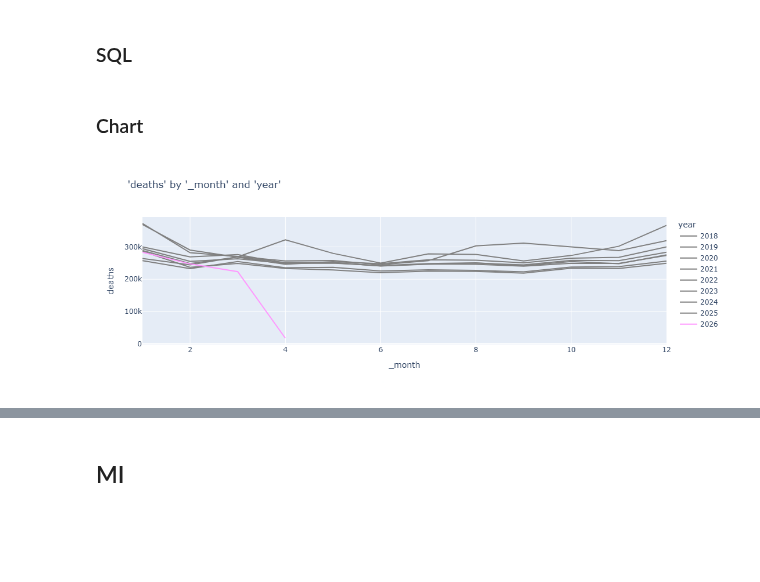
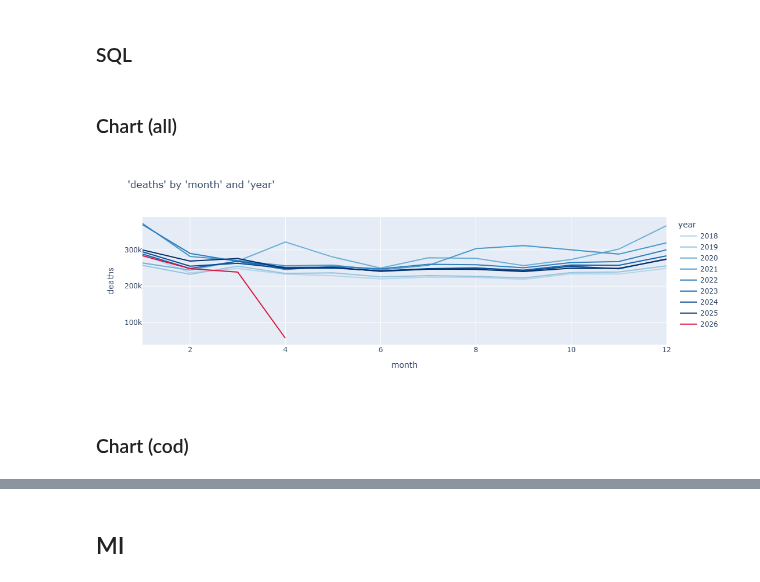
Before and after one commit to jkoestner/morai, a Jupyter notebook: notebooks/tutorials/cdc.ipynb, the cells around one changed output, grey strips where cells are left out. Drawn from its saved outputs; the diff is of its cells as text; code cells hidden in the pictures; blank space fills up the shorter version.

```diff
--- a/notebooks/tutorials/cdc.ipynb
+++ b/notebooks/tutorials/cdc.ipynb
@@ -46,7 +46,7 @@ import plotly.io as pio
 
 pio.renderers.default = "plotly_mimetype+notebook_connected"
 # %%
-db_filepath = r"files/integrations/cdc/cdc.sql"
+db_filepath = helpers.FILES_PATH / "integrations" / "cdc" / "cdc.sql"
 # %%
 tables = sql.get_tables(db_filepath=db_filepath)
 tables
@@ -170,4 +239,3 @@ deaths_pivot, names_pivot = cdc.get_top_deaths_by_age_group(df=cod_all, year=201
 mcd18_monthly = cdc.get_cdc_data_sql(
     db_filepath=db_filepath, table_name="mcd18_monthly"
 )
-mcd18_monthly["_month"] = pd.to_datetime(mcd18_monthly["month"]).dt.month
@@ -174,17 +252,25 @@ mcd18_monthly["_month"] = pd.to_datetime(mcd18_monthly["month"]).dt.month
 # %% [markdown]
-### Chart
+### Chart (all)
+# %%
+# color mapping
+years = sorted(mcd18_monthly["year"].unique())
+current_year = years[-1]
+prior = years[:-1]
+prior_colors = px.colors.sample_colorscale(
+    "Blues", [0.3 + 0.7 * i / max(len(prior) - 1, 1) for i in range(len(prior))]
+)
+color_discrete_map = dict(zip(prior, prior_colors))
+color_discrete_map[current_year] = "crimson"
 # %%
-fig = charters.chart(
+charters.chart(
     df=mcd18_monthly,
-    x_axis="_month",
+    x_axis="month",
     y_axis="deaths",
     color="year",
     type="line",
-    color_discrete_map={y: "grey" for y in mcd18_monthly["year"].unique()},
+    color_discrete_map=color_discrete_map,
 )
-fig.update_traces(
-    line_color=None,
-    selector=dict(name=str(mcd18_monthly["year"].max())),
-)
 # %% [output]
-[figure, old version]
+[figure, new version]
+# %% [markdown]
+### Chart (cod)
```
Also changed, not shown: parts of 73 cells of this notebook, 16 other files.
